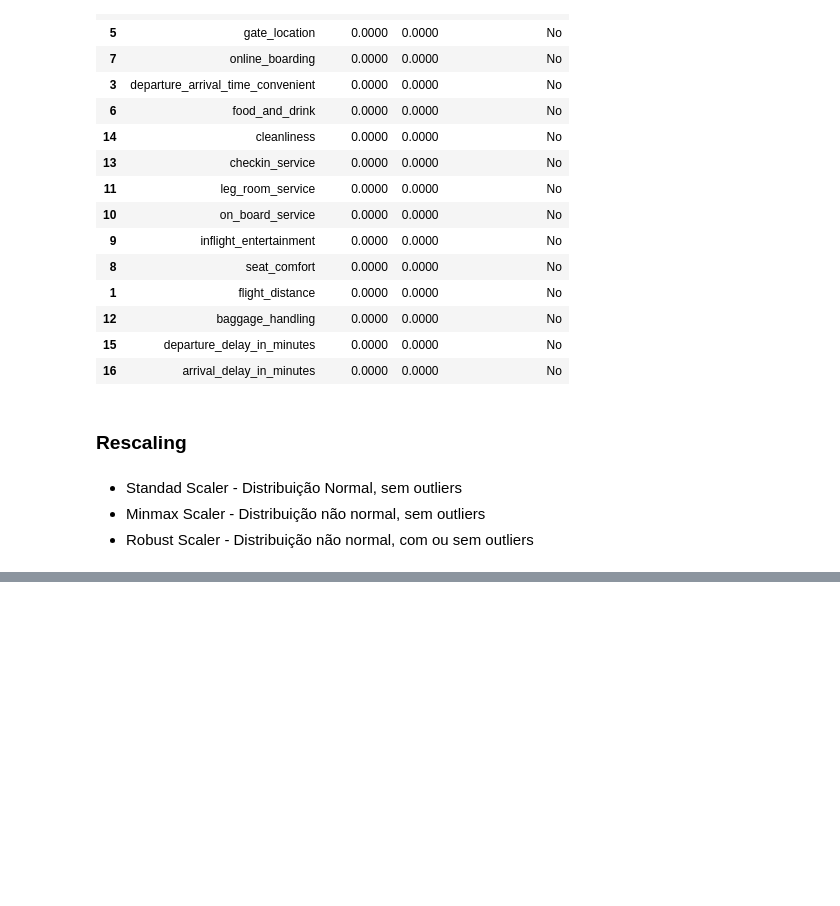
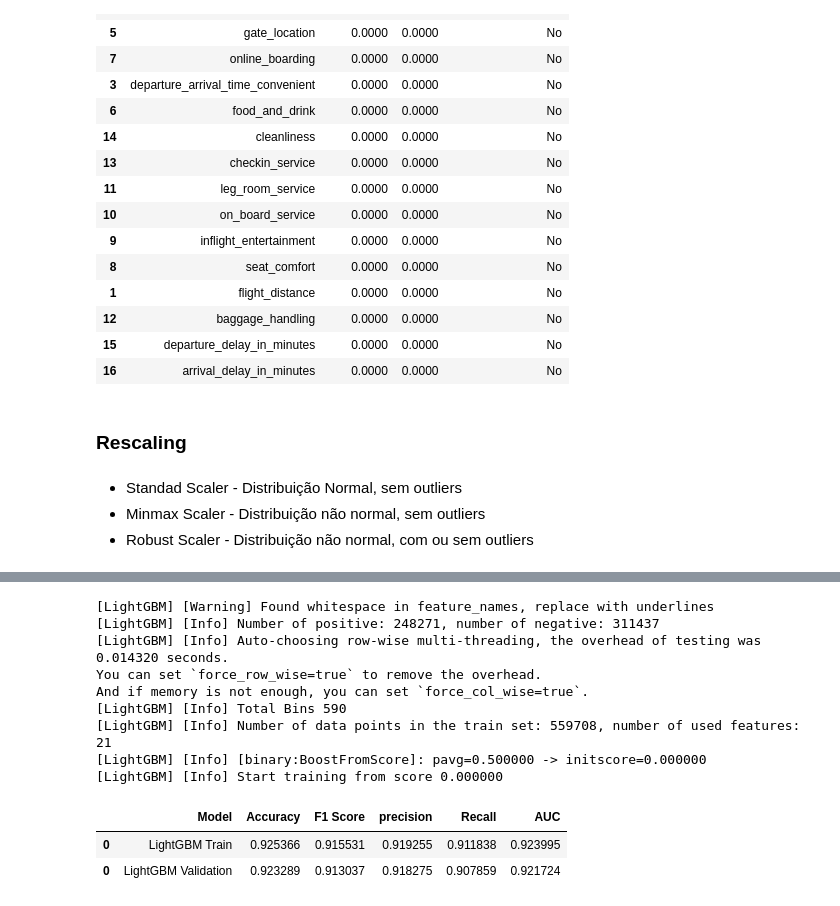
Before and after one commit to Data-Projects1/airline_satisfaction, a Jupyter notebook: analise_satisf.ipynb, the cells around one changed output, grey strips where cells are left out. Saved outputs shown, nothing was run; the diff lists cells and outputs as text; code cells hidden in the pictures; blank space fills up the shorter version.

```diff
--- a/analise_satisf.ipynb
+++ b/analise_satisf.ipynb
@@ -579,0 +693,34 @@ arrival_delay_in_minutes           0.000000  0.0  0.000000  0.0
+# %%
+# definition
+lgbm_model = lgb.LGBMClassifier(
+    n_estimators=100,
+    class_weight='balanced',
+    random_state=42,
+    n_jobs=-1
+)
+# training
+lgbm_model.fit(X_train, y_train)
+
+# previsão
+yhat_lgbm_train = lgbm_model.predict_proba(X_train)[:, 1]
+yhat_lgbm_val = lgbm_model.predict_proba(X_val)[:, 1]
+
+# performance
+lgbm_train = ml_metrics('LightGBM Train', y_train, yhat_lgbm_train)
+lgbm_val = ml_metrics('LightGBM Validation', y_val, yhat_lgbm_val)
+
+lgbm = pd.concat([lgbm_train, lgbm_val])
+lgbm
+# %% [output]
+[LightGBM] [Warning] Found whitespace in feature_names, replace with underlines
+[LightGBM] [Info] Number of positive: 248271, number of negative: 311437
+[LightGBM] [Info] Auto-choosing row-wise multi-threading, the overhead of testing was 0.014320 seconds.
+You can set `force_row_wise=true` to remove the overhead.
+And if memory is not enough, you can set `force_col_wise=true`.
+[LightGBM] [Info] Total Bins 590
+[LightGBM] [Info] Number of data points in the train set: 559708, number of used features: 21
+[LightGBM] [Info] [binary:BoostFromScore]: pavg=0.500000 -> initscore=0.000000
+[LightGBM] [Info] Start training from score 0.000000
+|  | Model | Accuracy | F1 Score | precision | Recall | AUC |
+| 0 | LightGBM Train | 0.925366 | 0.915531 | 0.919255 | 0.911838 | 0.923995 |
+| 0 | LightGBM Validation | 0.923289 | 0.913037 | 0.918275 | 0.907859 | 0.921724 |
```
Also changed, not shown: parts of 15 cells of this notebook.
